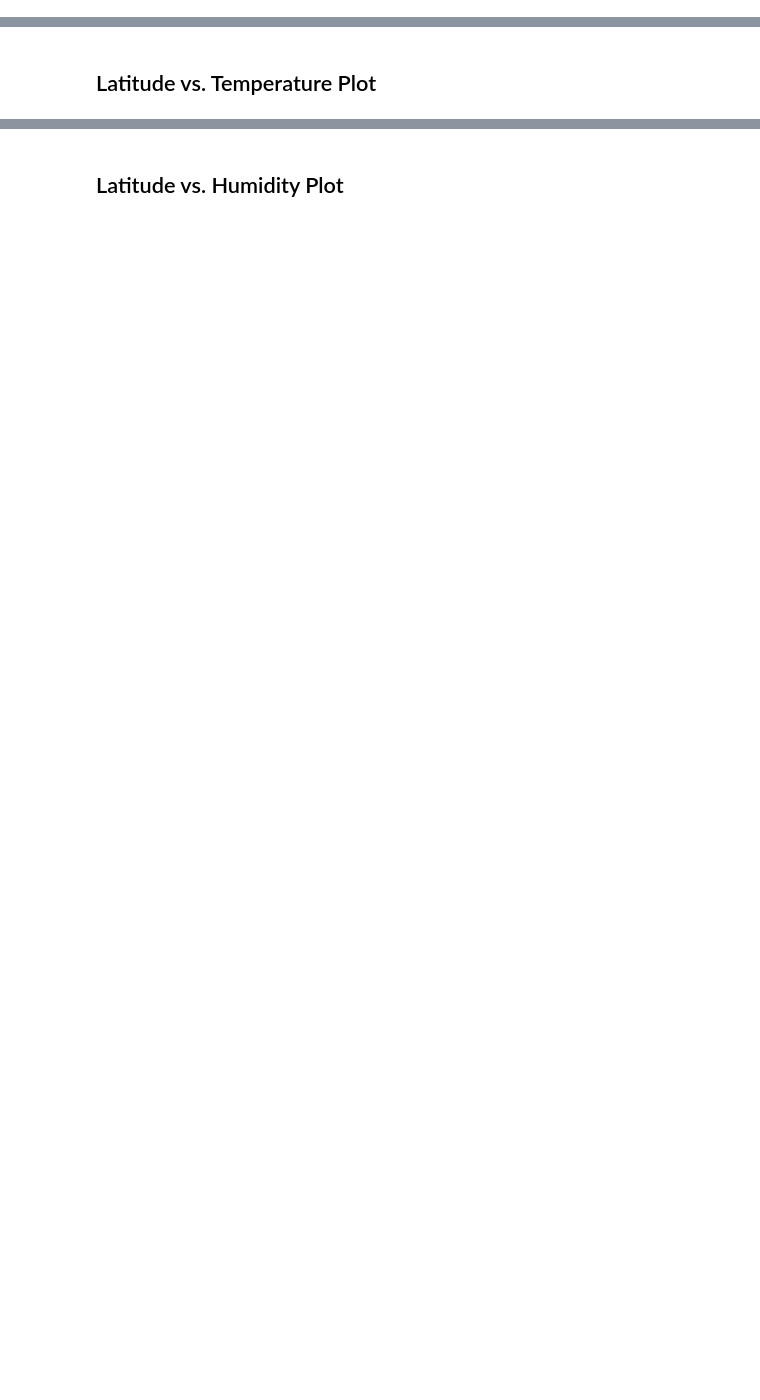
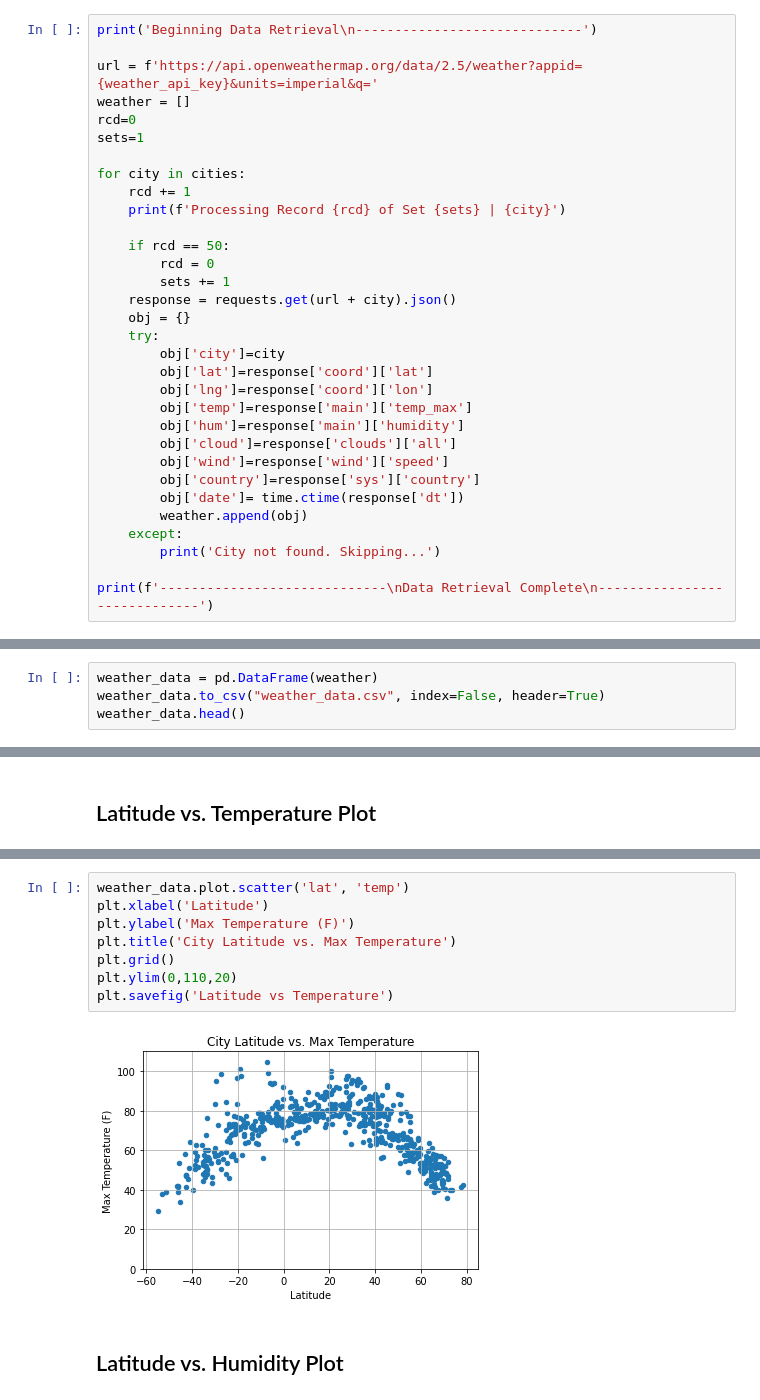
Before and after one commit to curande5786/python-api-challenge, a Jupyter notebook: WeatherPyth/starter_code/WeatherPy.ipynb, the cells around one changed output, grey strips where cells are left out. Cells and saved outputs as stored; diff of their text form; blank space fills up the shorter version.

```diff
--- a/WeatherPyth/starter_code/WeatherPy.ipynb
+++ b/WeatherPyth/starter_code/WeatherPy.ipynb
@@ -74,0 +52,32 @@ Data Retrieval Complete
+# %%
+print('Beginning Data Retrieval\n-----------------------------')
+
+url = f'https://api.openweathermap.org/data/2.5/weather?appid={weather_api_key}&units=imperial&q='
+weather = []
+rcd=0
+sets=1
+
+for city in cities:
+    rcd += 1
+    print(f'Processing Record {rcd} of Set {sets} | {city}')
+
+    if rcd == 50:
+        rcd = 0
+        sets += 1
+    response = requests.get(url + city).json()
+    obj = {}
+    try:
+        obj['city']=city
+        obj['lat']=response['coord']['lat']
+        obj['lng']=response['coord']['lon']
+        obj['temp']=response['main']['temp_max']
+        obj['hum']=response['main']['humidity']
+        obj['cloud']=response['clouds']['all']
+        obj['wind']=response['wind']['speed']
+        obj['country']=response['sys']['country']
+        obj['date']= time.ctime(response['dt'])
+        weather.append(obj)
+    except:
+        print('City not found. Skipping...')
+
+print(f'-----------------------------\nData Retrieval Complete\n-----------------------------')
@@ -130,0 +124,4 @@ Int64Index([], dtype='int64')
+# %%
+weather_data = pd.DataFrame(weather)
+weather_data.to_csv("weather_data.csv", index=False, header=True)
+weather_data.head()
@@ -136,2 +151,12 @@ Int64Index([], dtype='int64')
+# %%
+weather_data.plot.scatter('lat', 'temp')
+plt.xlabel('Latitude')
+plt.ylabel('Max Temperature (F)')
+plt.title('City Latitude vs. Max Temperature')
+plt.grid()
+plt.ylim(0,110,20)
+plt.savefig('Latitude vs Temperature')
+# %% [output]
+[figure, added]
 # %% [markdown]
 ## Latitude vs. Humidity Plot
```
Also changed, not shown: parts of 48 cells of this notebook, 17 other files.
